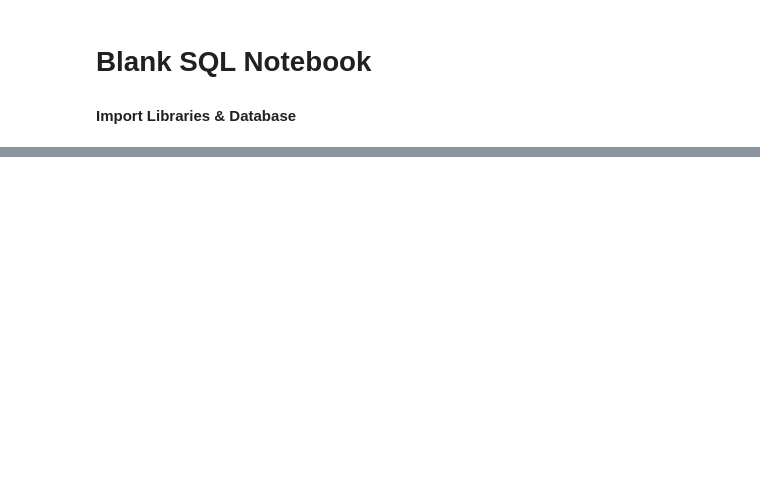
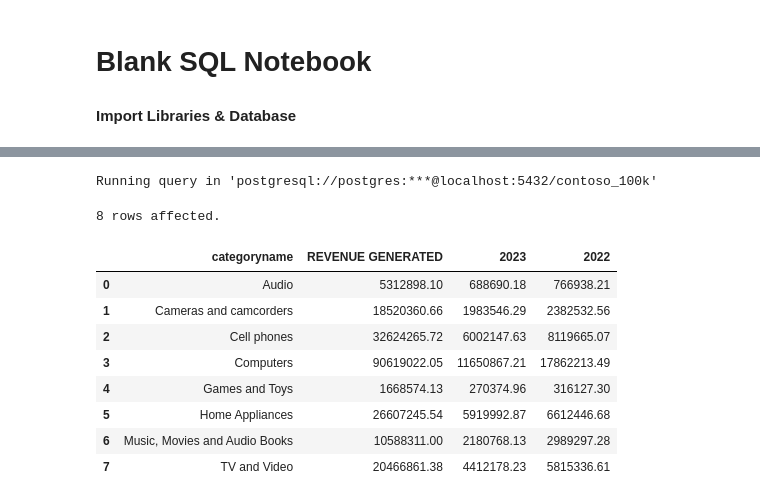
Before and after one commit to mose364/Hands_on_sql, a Jupyter notebook: Resources/Blank_SQL_Notebook.ipynb, the cells around one changed output, grey strips where cells are left out. Cells and saved outputs as stored; diff of their text form; code cells hidden in the pictures; blank space fills up the shorter version.

```diff
--- a/Resources/Blank_SQL_Notebook.ipynb
+++ b/Resources/Blank_SQL_Notebook.ipynb
@@ -93,2 +87,22 @@ Running query in 'postgresql://postgres:***@localhost:5432/contoso_100k'
+# %%
+%%sql
+select categoryname, sum(quantity*netprice*exchangerate) "REVENUE GENERATED",
+sum(case when orderdate	between '2023-01-01' and '2023-12-31' then quantity*netprice*exchangerate else 0 end) "2023",
+sum(case when orderdate	between '2022-01-01' and '2022-12-31' then quantity*netprice*exchangerate else 0 end) "2022" from sales S
+LEFT JOIN product p
+on p.productkey=s.productkey
+group by categoryname
+# %% [output]
+Running query in 'postgresql://postgres:***@localhost:5432/contoso_100k'
+8 rows affected.
+|  | categoryname | REVENUE GENERATED | 2023 | 2022 |
+| 0 | Audio | 5312898.10 | 688690.18 | 766938.21 |
+| 1 | Cameras and camcorders | 18520360.66 | 1983546.29 | 2382532.56 |
+| 2 | Cell phones | 32624265.72 | 6002147.63 | 8119665.07 |
+| 3 | Computers | 90619022.05 | 11650867.21 | 17862213.49 |
+| 4 | Games and Toys | 1668574.13 | 270374.96 | 316127.30 |
+| 5 | Home Appliances | 26607245.54 | 5919992.87 | 6612446.68 |
+| 6 | Music, Movies and Audio Books | 10588311.00 | 2180768.13 | 2989297.28 |
+| 7 | TV and Video | 20466861.38 | 4412178.23 | 5815336.61 |
 # %%
 %%sql
```
Also changed, not shown: parts of 8 cells of this notebook.
